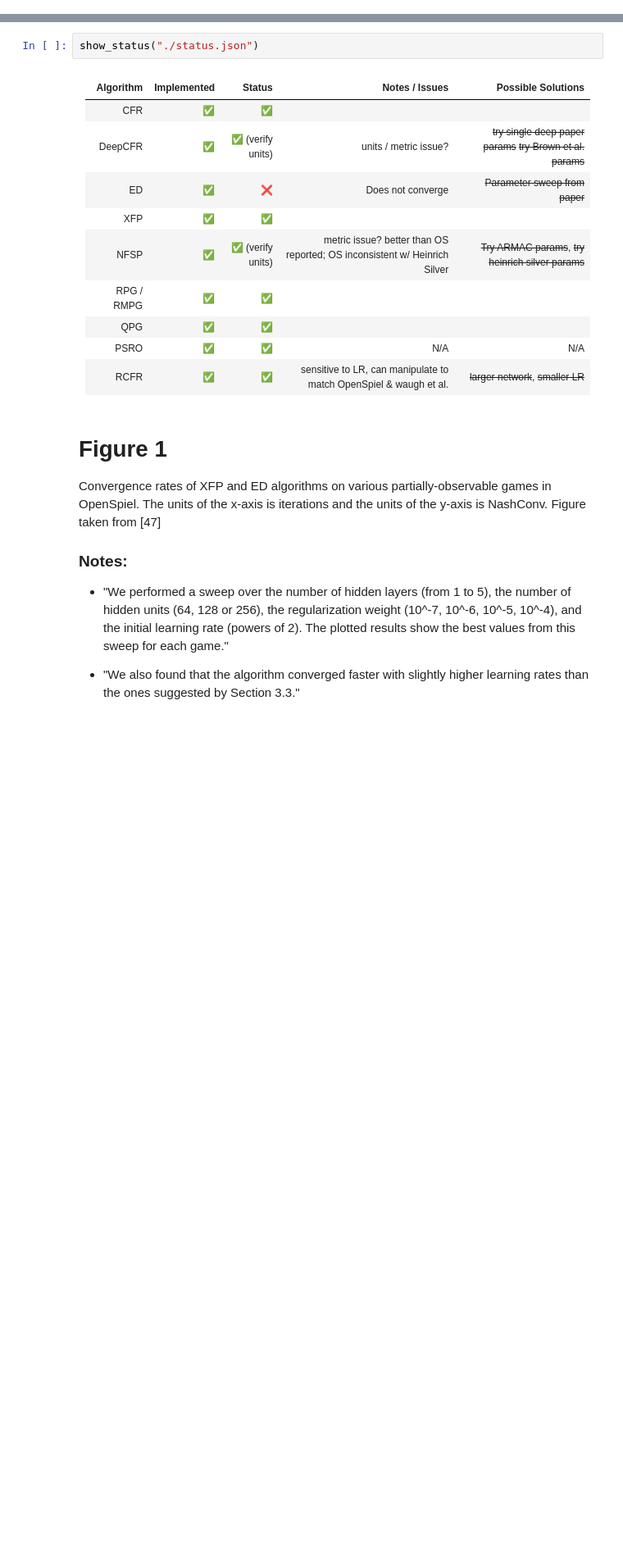
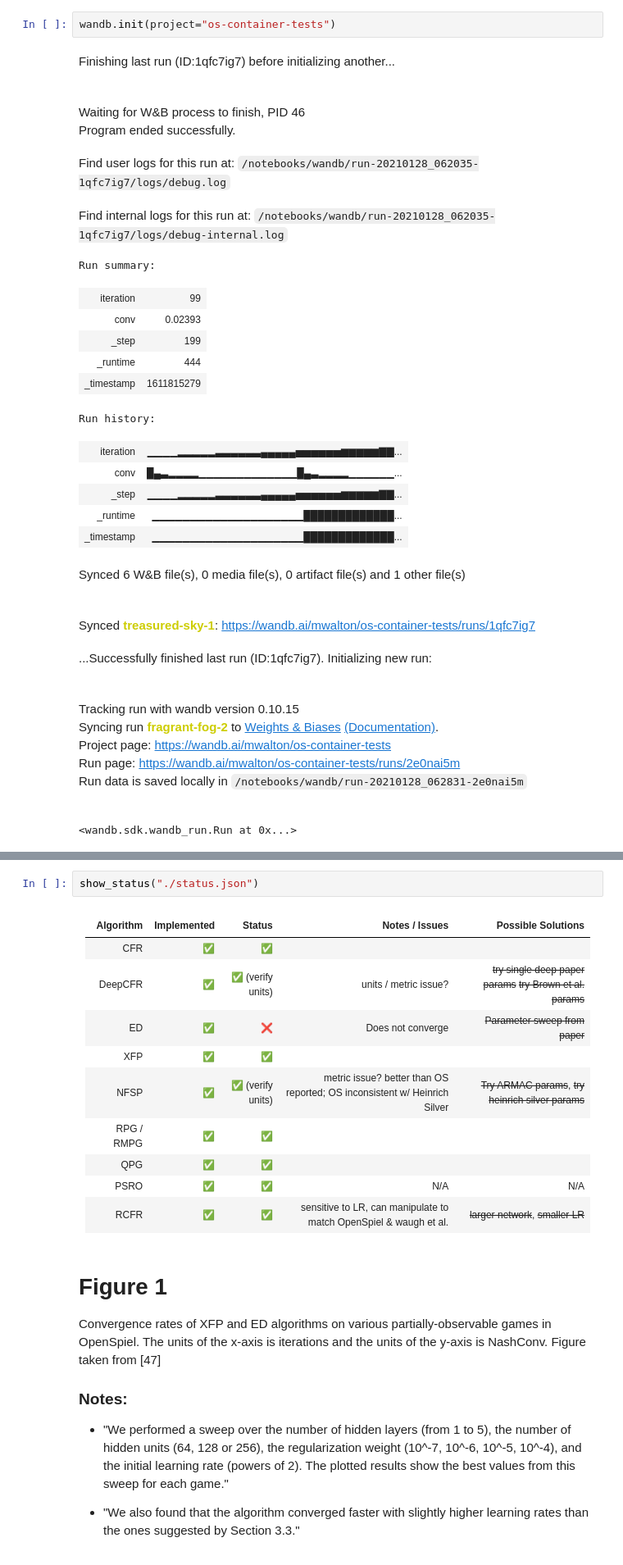
Before and after one commit to aicenter/openspiel_reproductions, a Jupyter notebook: benchmarks.ipynb, the cells around one changed output, grey strips where cells are left out. Shown: that part at 82% size. Saved outputs shown, nothing was run; the diff lists cells and outputs as text; blank space fills up the shorter version.

Commit message:
fixed container for wandb & jupyter

```diff
--- a/benchmarks.ipynb
+++ b/benchmarks.ipynb
@@ -9,0 +15,29 @@ from util import show_status, load_batch, log_interp
+# %%
+wandb.init(project="os-container-tests")
+# %% [output]
+Finishing last run (ID:1qfc7ig7) before initializing another...
+Waiting for W&B process to finish, PID 46
+Program ended successfully.
+Find user logs for this run at: /notebooks/wandb/run-20210128_062035-1qfc7ig7/logs/debug.log
+Find internal logs for this run at: /notebooks/wandb/run-20210128_062035-1qfc7ig7/logs/debug-internal.log
+Run summary:
+| iteration | 99 |
+| conv | 0.02393 |
+| _step | 199 |
+| _runtime | 444 |
+| _timestamp | 1611815279 |
+Run history:
+| iteration | ▁▁▁▁▂▂▂▂▂▃▃▃▃▃▃▄▄▄▄▄▅▅▅▅▅▅▆▆▆▆▆▇▇... |
+| conv | █▄▃▂▂▂▂▁▁▁▁▁▁▁▁▁▁▁▁▁█▄▃▂▂▂▂▁▁▁▁▁▁... |
+| _step | ▁▁▁▁▂▂▂▂▂▃▃▃▃▃▃▄▄▄▄▄▅▅▅▅▅▅▆▆▆▆▆▇▇... |
+| _runtime | ▁▁▁▁▁▁▁▁▁▁▁▁▁▁▁▁▁▁▁▁█████████████... |
+| _timestamp | ▁▁▁▁▁▁▁▁▁▁▁▁▁▁▁▁▁▁▁▁█████████████... |
+Synced 6 W&B file(s), 0 media file(s), 0 artifact file(s) and 1 other file(s)
+Synced treasured-sky-1: https://wandb.ai/mwalton/os-container-tests/runs/1qfc7ig7
+...Successfully finished last run (ID:1qfc7ig7). Initializing new run:
+Tracking run with wandb version 0.10.15
+Syncing run fragrant-fog-2 to Weights & Biases (Documentation).
+Project page: https://wandb.ai/mwalton/os-container-tests
+Run page: https://wandb.ai/mwalton/os-container-tests/runs/2e0nai5m
+Run data is saved locally in /notebooks/wandb/run-20210128_062831-2e0nai5m
+<wandb.sdk.wandb_run.Run at 0x...>
```
Also changed, not shown: parts of 5 cells of this notebook, 3 other files.
